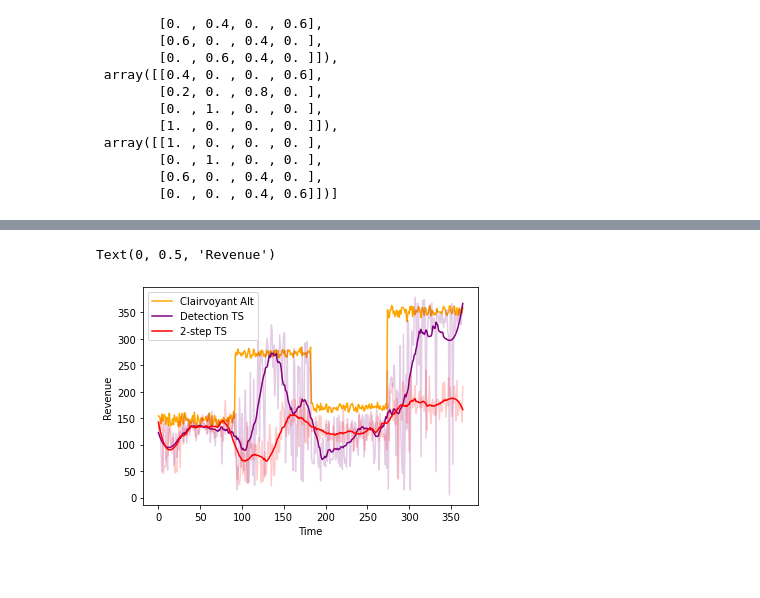
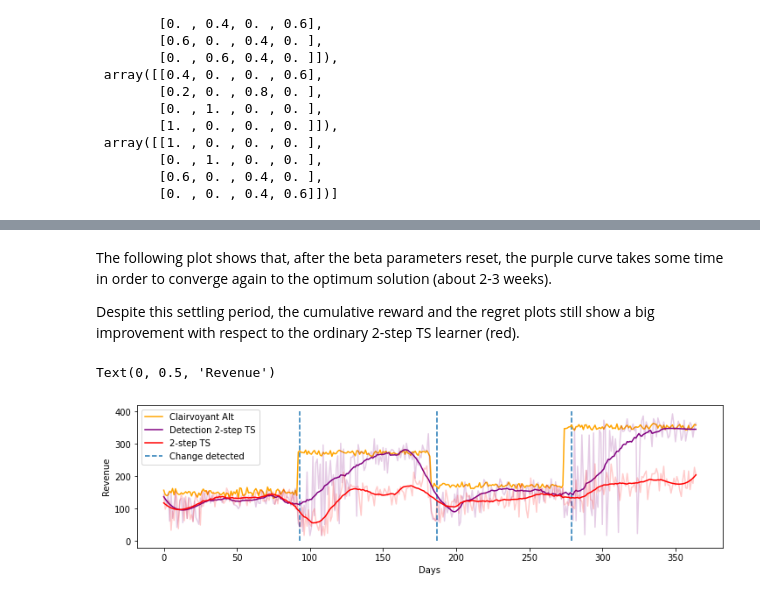
Before and after one commit to AliceCasali/Data_Intelligence_Application, a Jupyter notebook: step8.ipynb, the cells around one changed output, grey strips where cells are left out. Saved outputs shown, nothing was run; the diff lists cells and outputs as text; code cells hidden in the pictures; blank space fills up the shorter version.

Commit message:
Step 8 definitive edition

```diff
--- a/step8.ipynb
+++ b/step8.ipynb
@@ -162,6 +171,8 @@ clairvoyant_p1s = []
 clairvoyant_p2s = []
 clairvoyant_p1_idxs = []
 clairvoyant_p2_idxs = []
+phase_changes = []
+
 for i in range(env.n_phases):
     shop_c.set_conv_rate(env.true_conv1[i], env.true_conv2[i])
 
@@ -390,21 +350,23 @@ CHANGE DETECTED! day:283
+# %% [markdown]
+The following plot shows that, after the beta parameters reset, the purple curve takes some time in order to converge again to the optimum solution (about 2-3 weeks).
+
+Despite this settling period, the cumulative reward and the regret plots still show a big improvement with respect to the ordinary 2-step TS learner (red).
 # %%
 import matplotlib.pyplot as plt
 from scipy.signal import savgol_filter
 
-#plt.plot(u_rewards_per_class_per_day, color='green', alpha=0.2)
-#plt.plot(savgol_filter(u_rewards_per_class_per_day, 41, 3), color='green',label='UCB')
+plt.figure(figsize=(12,3))
 plt.plot(c_rewards_per_class_per_day, color='orange',label='Clairvoyant Alt')
-#plt.plot(savgol_filter(c_rewards_per_class_per_day, 41, 3))
 plt.plot(detection_ts_rewards_per_class_per_day, color='purple', alpha=0.2)
-plt.plot(savgol_filter(detection_ts_rewards_per_class_per_day, 41, 3), color='purple',label='Detection TS')
+plt.plot(savgol_filter(detection_ts_rewards_per_class_per_day, 45, 3), color='purple',label='Detection 2-step TS')
 plt.plot(ts_rewards_per_class_per_day, color='red', alpha=0.2)
-plt.plot(savgol_filter(ts_rewards_per_class_per_day, 41, 3), color='red', label='2-step TS')
-#plt.plot(big_ts_rewards_per_class_per_day, color='blue', alpha=0.2)
-#plt.plot(savgol_filter(big_ts_rewards_per_class_per_day, 41, 3), color='blue', label='Big TS')
+plt.plot(savgol_filter(ts_rewards_per_class_per_day, 45, 3), color='red', label='2-step TS')
+
+plt.vlines(np.array(phase_changes), 0, 400, linestyles='dashed', label='Change detected')
 
 plt.legend()
-plt.xlabel('Time')
+plt.xlabel('Days')
 plt.ylabel('Revenue')
 # %% [output]
 Text(0, 0.5, 'Revenue')
-[figure, old version]
+[figure, new version]
```
Also changed, not shown: parts of 17 cells of this notebook, 4 other files.
